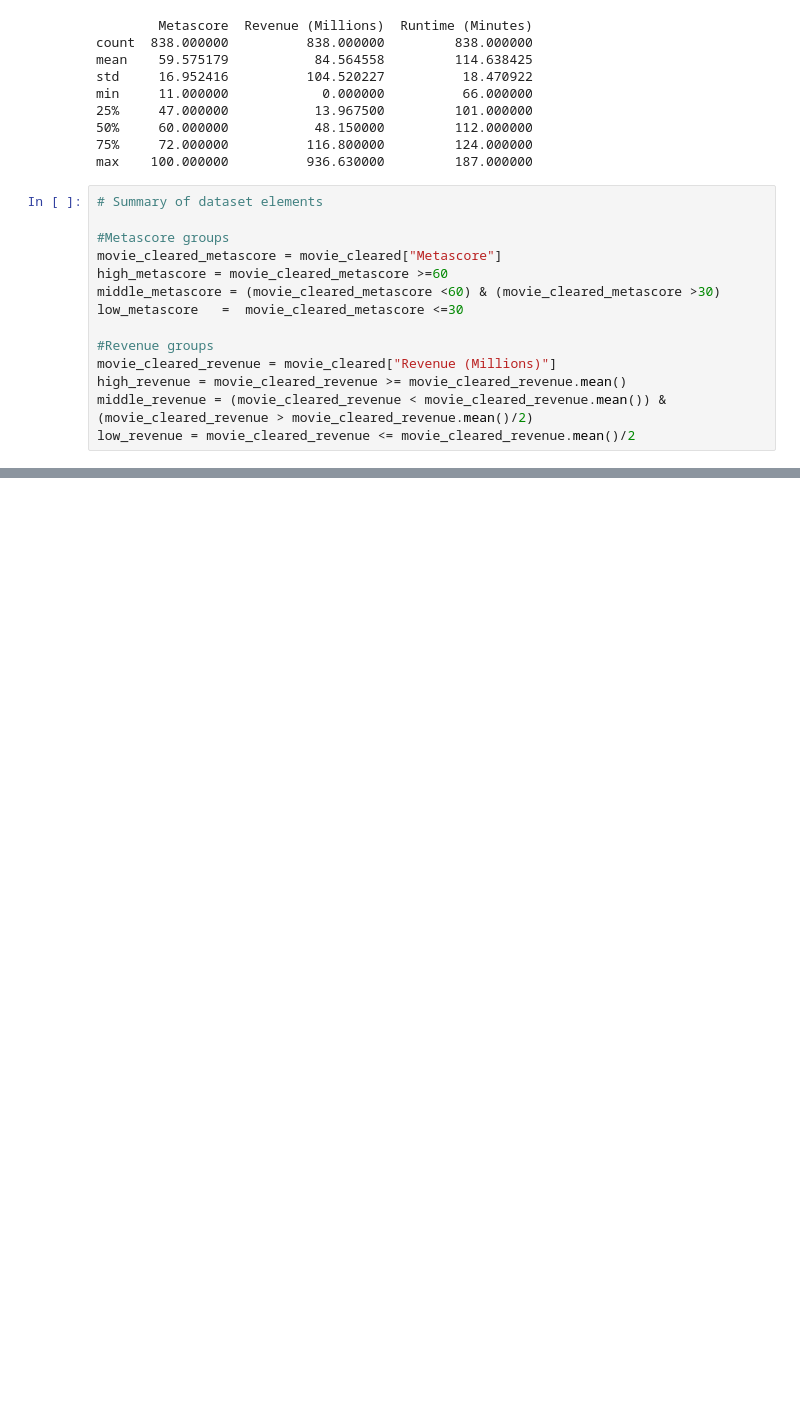
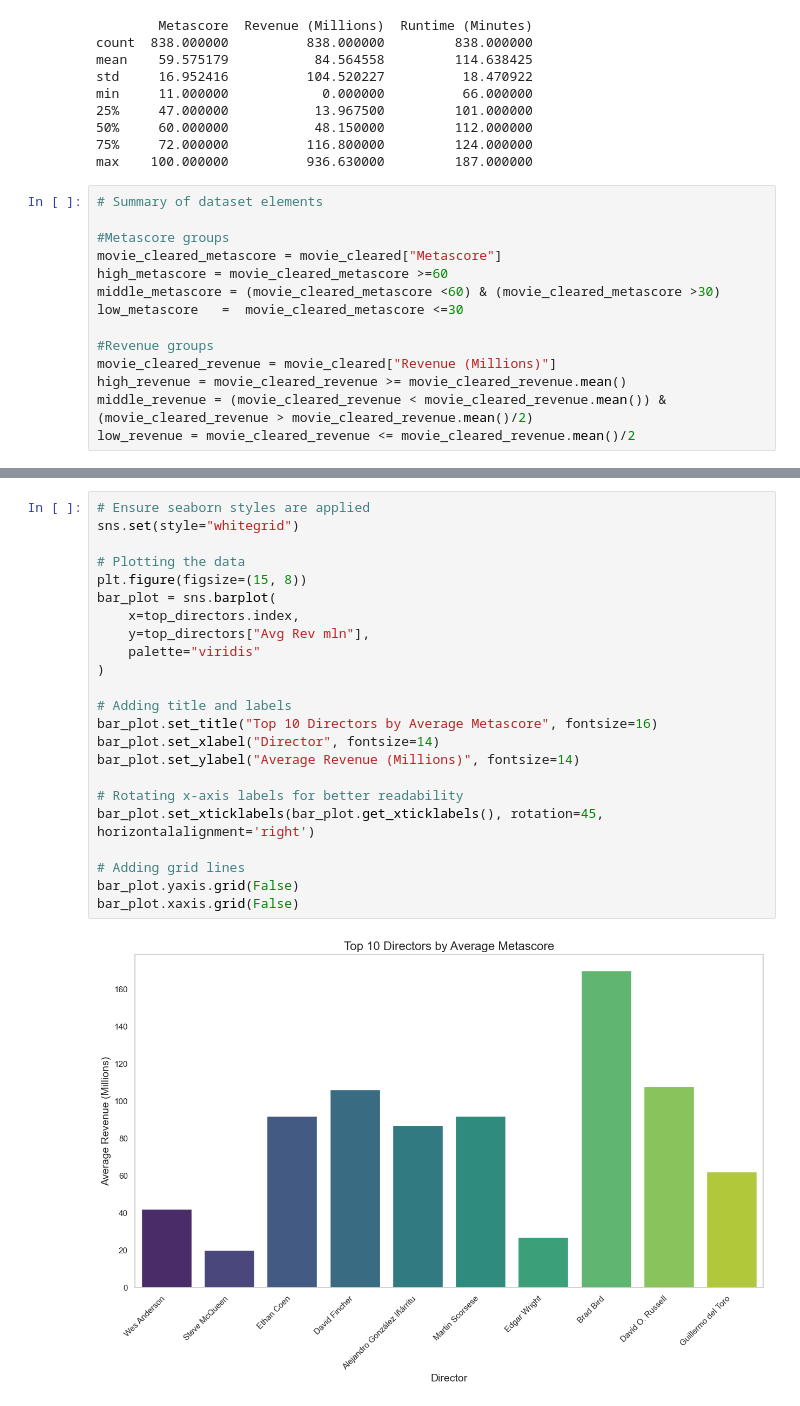
Before and after one commit to AN-Datasurfer/project_IMDb_Movies_data_analysis, a Jupyter notebook: main_analysis.ipynb, the cells around one changed output, grey strips where cells are left out. Cells and saved outputs as stored; diff of their text form; blank space fills up the shorter version.

```diff
--- a/main_analysis.ipynb
+++ b/main_analysis.ipynb
@@ -79,0 +145,25 @@ low_revenue = movie_cleared_revenue <= movie_cleared_revenue.mean()/2
+# %%
+# Ensure seaborn styles are applied
+sns.set(style="whitegrid")
+
+# Plotting the data
+plt.figure(figsize=(15, 8))
+bar_plot = sns.barplot(
+    x=top_directors.index,
+    y=top_directors["Avg Rev mln"],
+    palette="viridis"
+)
+
+# Adding title and labels
+bar_plot.set_title("Top 10 Directors by Average Metascore", fontsize=16)
+bar_plot.set_xlabel("Director", fontsize=14)
+bar_plot.set_ylabel("Average Revenue (Millions)", fontsize=14)
+
+# Rotating x-axis labels for better readability
+bar_plot.set_xticklabels(bar_plot.get_xticklabels(), rotation=45, horizontalalignment='right')
+
+# Adding grid lines
+bar_plot.yaxis.grid(False)
+bar_plot.xaxis.grid(False)
+# %% [output]
+[figure, added]
```
Also changed, not shown: parts of 6 cells of this notebook.
